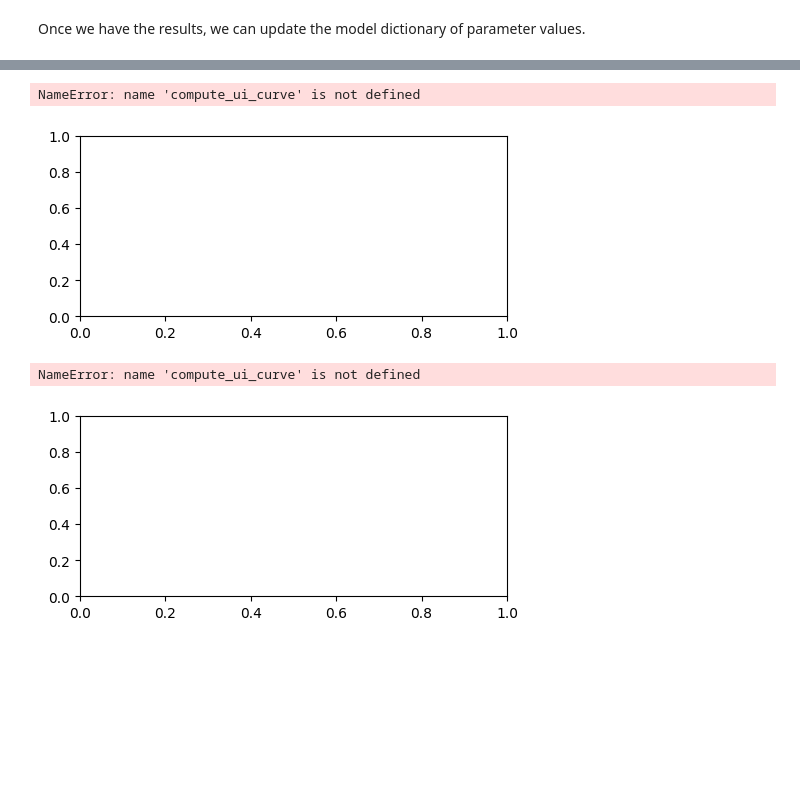
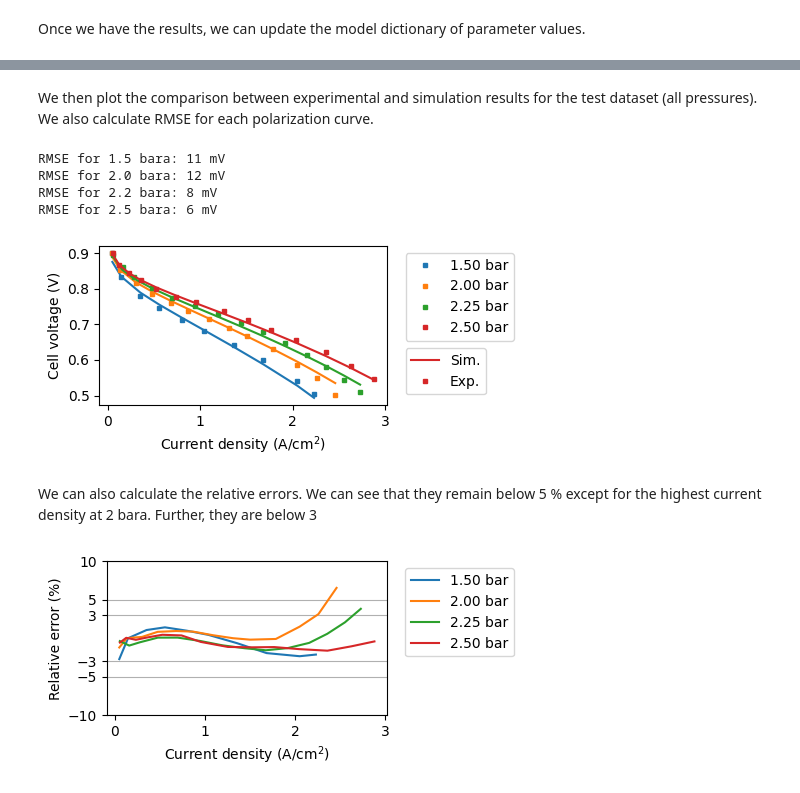
Before and after one commit to affonsop/marapendi, a Jupyter notebook: notebooks/estimate_data_gass2024.ipynb, the cells around one changed output, grey strips where cells are left out. Cells and saved outputs as stored; diff of their text form; code cells hidden in the pictures; blank space fills up the shorter version.

```diff
--- a/notebooks/estimate_data_gass2024.ipynb
+++ b/notebooks/estimate_data_gass2024.ipynb
@@ -50,7 +50,7 @@ cathode_conditions = {p: mrpd.OperatingConditions(
         outlet_pressure=1e5 * p,
         dry_o2_mole_fraction=0.21,
         dry_h2_mole_fraction=0,
-        stoichiometry=np.maximum(2., 2 * 0.2e4 / (current_density[p]+1e-4))
+        stoichiometry=np.maximum(2., 2 * 0.1e4 / (current_density[p]+1e-4))
     ) for p in test_pressure_list}
 
 anode_conditions = {p: mrpd.OperatingConditions(
@@ -59,15 +59,15 @@ anode_conditions = {p: mrpd.OperatingConditions(
     dry_h2_mole_fraction=1,
     dry_o2_mole_fraction=0,
     outlet_pressure=1e5 * p,
-    stoichiometry=np.maximum(1.2, 1.2 * 0.2e4 / (current_density[p]+1e-4))
+    stoichiometry=np.maximum(1.2, 1.2 * 0.1e4 / (current_density[p]+1e-4))
 ) for p in test_pressure_list}
 # %% [markdown]
 In order to be able to estimate a certain number of unknown parameters, we create a function that takes as input a dictionary of parameter values `params` and returns a corresponding `FuelCell` object.
 # %%
 def create_fuel_cell(params):
     memb = mrpd.Membrane(
-            equivalent_weight=1000,
-            dry_density=2000,
+            equivalent_weight=1100,
+            dry_density=1980,
             dry_thickness=params['memb-thickness'],
             conductivity_exp=params['memb-cond-exp'],
             conductivity_correction=params['memb-cond-correction'],
@@ -96,8 +96,8 @@ def create_fuel_cell(params):
     )
 
     gfc = {side: mrpd.GasFlowChannel(
-                height=0.5e-3,
-                width=0.54e-3,
+                height=params['ch-height'],
+                width=0.45e-3,
                 n_parallel=50,
                 length=9.67/50,
                 reactant='o2' if side == 'ca' else 'h2',
@@ -178,13 +178,13 @@ initial_parameters = {
     # CL parameters
     'ecsa': 70e3, 'pt-loading': 4e-3, 'ic-ratio': 1,
     # Electric resistance
-    'elec-resistance': 20e-7,
+    'elec-resistance': 30e-7,
     # Channel resistance parameters
-    'A_ch': 1, 'B_ch': 1,
+    'A_ch': 1, 'B_ch': 1,'ch-height': 0.2e-3,
     # GDL parameters
-    'gdl-eff-diff-ratio': 0.3, 'gdl-thermal-cond': 0.2, 'gdl-abs-perm':1.e-12,
+    'gdl-eff-diff-ratio': 0.3, 'gdl-thermal-cond': 0.2, 'gdl-abs-perm':1.e-13,
     # Membrane parameters
-    'memb-thickness': 8e-6, 'memb-water-diff': 4e-10, 'memb-abs-constant': 1e-5,
+    'memb-thickness': 8e-6, 'memb-water-diff': 4.3e-10, 'memb-abs-constant': 1e-5,
     'memb-cond-exp':1.5, 'memb-cond-correction': 1,
     # Liquid water model power-law exponent
     'wet-transition': 0.25,
@@ -280,18 +346,0 @@ print(model.p)
-# %%
-import time
-
-model.p.update({param: v for param, v in zip(model.p_i_name, p_est)})
-
-t0 = time.time()
-for i in range(1000):
-    fuel_cell = create_fuel_cell(model.p)
-    for k, p in enumerate([2]):
-        i_exp = exp_data[p]['i'].values
-        U_exp = exp_data[p]['U'].values
-        U_sim = fuel_cell.compute_ui_curve(current_density[p], stack_temperature,
-                                       cathode_conditions[p], anode_conditions[p])
-tf = time.time()
-print(tf-t0)
-print((tf - t0)/len(i_exp)/1000)
-print(1/((tf - t0)/len(i_exp)/1000))
-print(len(i_exp))
@@ -303,28 +361,35 @@ print(len(i_exp))
+# %% [markdown]
+We then plot the comparison between experimental and simulation results for the test dataset (all pressures). We also calculate RMSE for each polarization curve.
 # %%
 fuel_cell = create_fuel_cell(model.p)
 fig, ax = plt.subplots(figsize=(5,2.4))
 fig.set_tight_layout(True)
 RMSE_avg = 0
 for k, p in enumerate(test_pressure_list):
     i_exp = exp_data[p]['i'].values
     U_exp = exp_data[p]['U'].values
-    U_sim = compute_ui_curve(i_exp*1e4, fuel_cell, p*1e5)
+    U_sim = fuel_cell.compute_ui_curve(current_density[p], stack_temperature,
+                                cathode_conditions[p], anode_conditions[p])
     res = U_exp - U_sim
     RMSE = np.sqrt(np.dot(res, res) / len(res)) * 1000
-    print(p, RMSE)
+    print('RMSE for {:.1f} bara: {:.0f} mV'.format(p, RMSE))
     RMSE_avg += RMSE
     l1, = ax.plot(i_exp, U_sim, '-C{}'.format(k))
     l2, = ax.plot(i_exp, U_exp, 'sC{}'.format(k), label='{:.2f} bar'.format(p), markersize=2.5)
 leg2 = ax.legend(handles=[l1,l2], labels=['Sim.', 'Exp.'], bbox_to_anchor=(1.04,0.4), loc='upper left')
 leg1 = ax.legend(bbox_to_anchor=(1.04,1), loc='upper left')
 ax.add_artist(leg2)
 ax.set_xlabel('Current density (A/cm$^2$)')
 ax.set_ylabel('Cell voltage (V)')
 fig.tight_layout()
-fig.savefig('gass_2024_estimation.png', dpi=300)
 # %% [output]
-NameError: name 'compute_ui_curve' is not defined
+RMSE for 1.5 bara: 11 mV
+RMSE for 2.0 bara: 12 mV
+RMSE for 2.2 bara: 8 mV
+RMSE for 2.5 bara: 6 mV
-[figure, old version]
+[figure, new version]
+# %% [markdown]
+We can also calculate the relative errors. We can see that they remain below 5 % except for the highest current density at 2 bara. Further, they are below 3
 # %%
 fuel_cell = create_fuel_cell(model.p)
 fig, ax = plt.subplots(figsize=(5,2.4))
@@ -333,17 +398,15 @@ RMSE_avg = 0
 for k, p in enumerate(test_pressure_list):
     i_exp = exp_data[p]['i'].values
     U_exp = exp_data[p]['U'].values
-    U_sim = compute_ui_curve(i_exp*1e4, fuel_cell, p*1e5)
-
+    U_sim = fuel_cell.compute_ui_curve(current_density[p], stack_temperature,
+                            cathode_conditions[p], anode_conditions[p])
     ax.plot(i_exp, 100*(U_sim-U_exp)/U_exp, '-C{}'.format(k), label='{:.2f} bar'.format(p))
 leg1 = ax.legend(bbox_to_anchor=(1.04,1), loc='upper left')
 ax.set_xlabel('Current density (A/cm$^2$)')
 ax.set_ylim([-6,6])
-ax.set_yticks([-10, -5,-1,1,5,10])
+ax.set_yticks([-10, -5,-3,3,5,10])
 ax.grid(axis='y')
 ax.set_ylabel('Relative error (%)')
 fig.tight_layout()
-fig.savefig('gass_2024_estimation.png', dpi=300)
 # %% [output]
-NameError: name 'compute_ui_curve' is not defined
-[figure, old version]
+[figure, new version]
```
Also changed, not shown: parts of 17 cells of this notebook.
